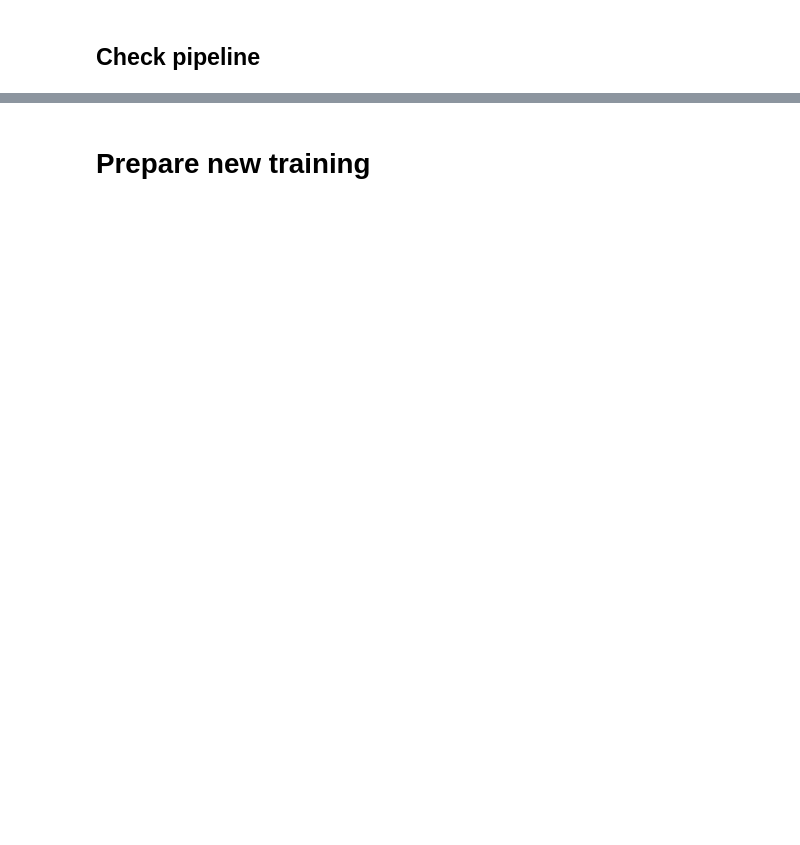
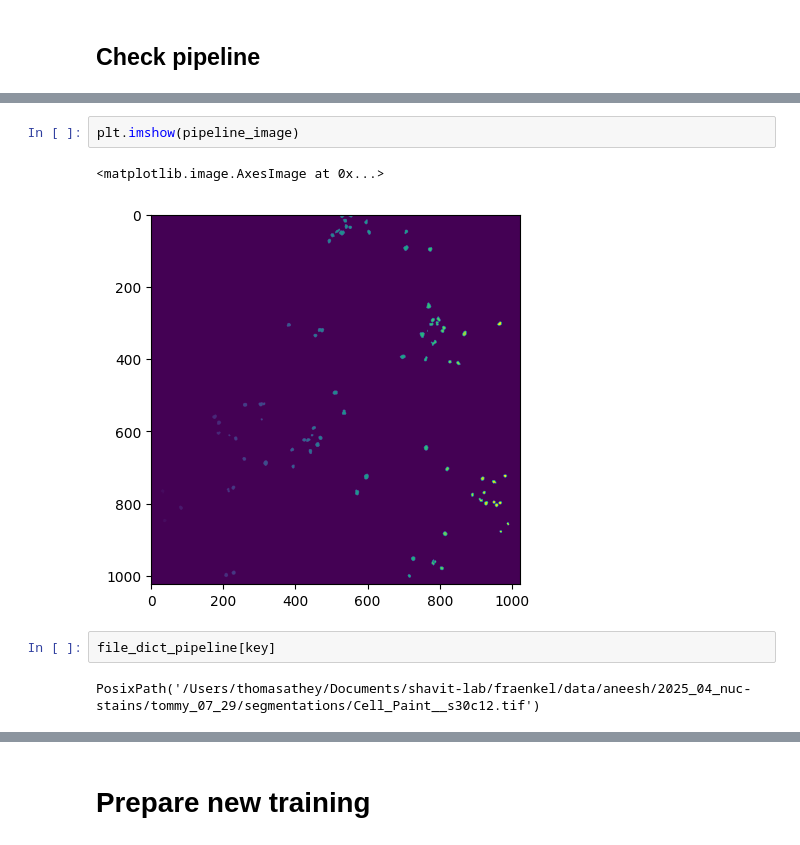
Before and after one commit to Shavit-Lab/cell_paint_seg, a Jupyter notebook: experiments/2025_05_nuc-stains/compute_accuracy.ipynb, the cells around one changed output, grey strips where cells are left out. Drawn from its saved outputs; the diff is of its cells as text; blank space fills up the shorter version.

```diff
--- a/experiments/2025_05_nuc-stains/compute_accuracy.ipynb
+++ b/experiments/2025_05_nuc-stains/compute_accuracy.ipynb
@@ -184,0 +194,9 @@ for key in file_dict_manual.keys() & file_dict_pipeline_all.keys():
+# %%
+plt.imshow(pipeline_image)
+# %% [output]
+<matplotlib.image.AxesImage at 0x...>
+[figure, added]
+# %%
+file_dict_pipeline[key]
+# %% [output]
+PosixPath('/Users/thomasathey/Documents/shavit-lab/fraenkel/data/aneesh/2025_04_nuc-stains/tommy_07_29/segmentations/Cell_Paint__s30c12.tif')
```
Also changed, not shown: parts of 7 cells of this notebook, 1 other file.
